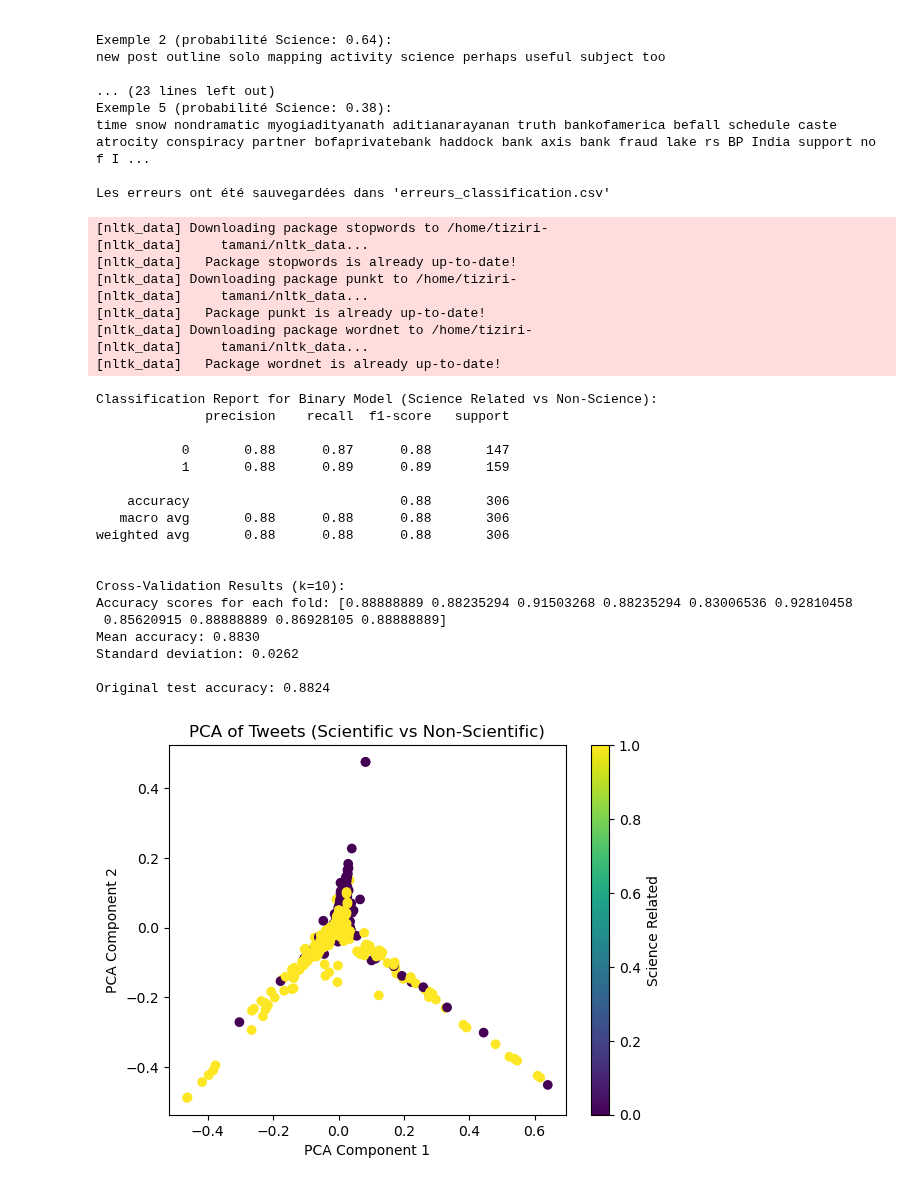
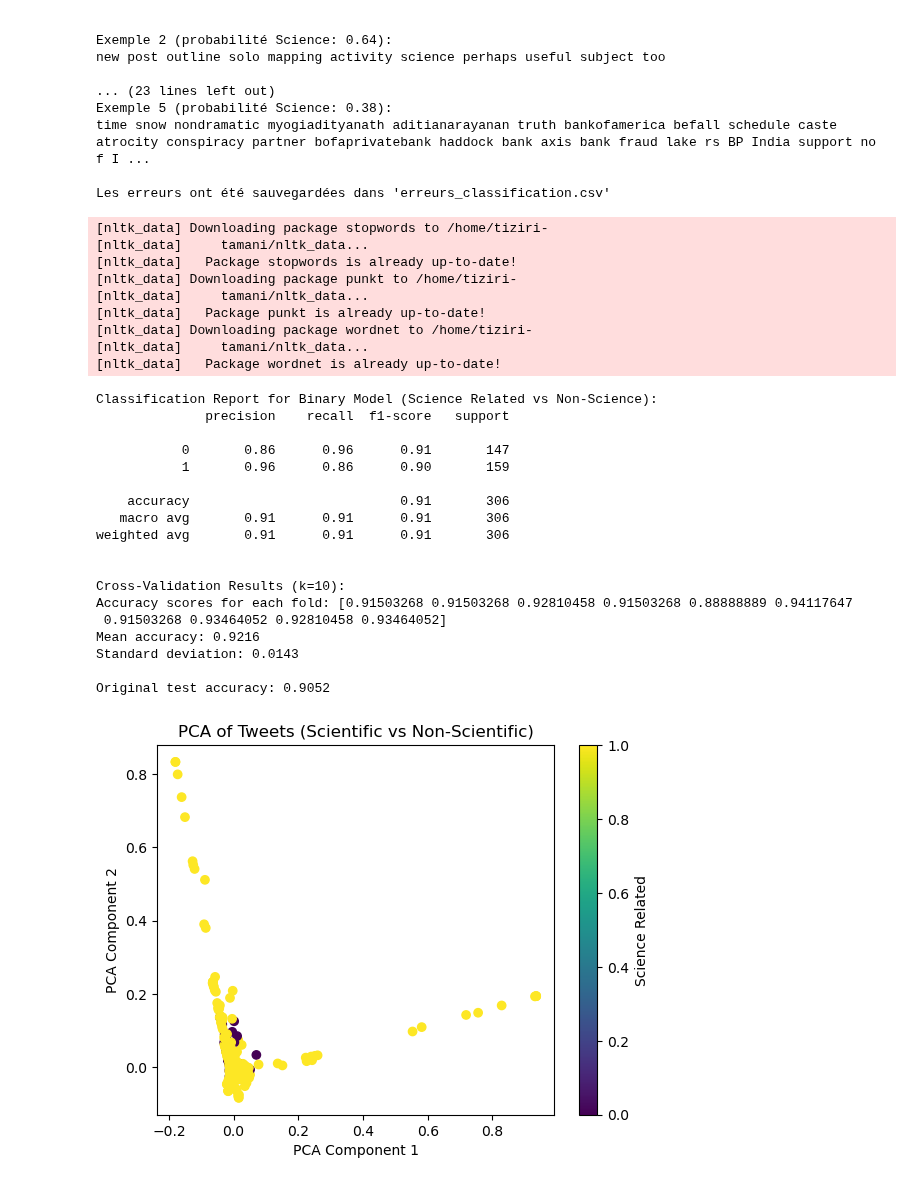
Before and after one commit to RaphaelRibes/machine-learning, a Jupyter notebook: Tbacknotebook.ipynb, the cells around one changed output. Drawn from its saved outputs; the diff is of its cells as text; code cells hidden in the pictures.

```diff
--- a/Tbacknotebook.ipynb
+++ b/Tbacknotebook.ipynb
@@ -572,8 +572,8 @@ df = pd.read_csv(file_path, sep='\t')
 # Prétraitement du texte
 stop_words = set(stopwords.words('english'))
 custom_stop_words = {"http", "https", "rt", "co", "amp", "via"}
-negations = {"not", "no", "nor", "neither", "never", "none"}
-stop_words = stop_words - negations
+#negations = {"not", "no", "nor", "neither", "never", "none"}
+#stop_words = stop_words #- negations
 stop_words.update(custom_stop_words)
 
 lemmatizer = WordNetLemmatizer()
@@ -588,8 +588,8 @@ def preprocess_tweet(tweet):
     # Tokenization
     tokens = word_tokenize(tweet)
     # Gestion des négations
-    tokens = [tokens[i] + "_" + tokens[i+1] if tokens[i] in negations else tokens[i]
-              for i in range(len(tokens)-1)]
+    #tokens = [tokens[i] + "_" + tokens[i+1] if tokens[i] in negations else tokens[i]
+    #          for i in range(len(tokens)-1)]
     # Suppression des stop words et lemmatization
     tokens = [lemmatizer.lemmatize(word) for word in tokens if word not in stop_words]
     return " ".join(tokens)
@@ -600,7 +600,7 @@ df['cleaned_text'] = df['text'].apply(preprocess_tweet)
 X = df['cleaned_text']
 y_binary = df['science_related']
 
-vectorizer = TfidfVectorizer(ngram_range=(1, 2), max_features=10000)
+vectorizer = TfidfVectorizer(ngram_range=(1, 2), max_features=20000)
 X_vec = vectorizer.fit_transform(X)
 
 smote = SMOTE(random_state=42)
@@ -637,41 +637,41 @@ print(f"\nOriginal test accuracy: {binary_model.score(X_test, y_test):.4f}")  #
 
 
 # Visualisation des données avec PCA
 pca = PCA(n_components=2)
 X_pca = pca.fit_transform(X_res.toarray())
 
 plt.scatter(X_pca[:, 0], X_pca[:, 1], c=y_res, cmap='viridis')
 plt.xlabel('PCA Component 1')
 plt.ylabel('PCA Component 2')
 plt.title('PCA of Tweets (Scientific vs Non-Scientific)')
 plt.colorbar(label='Science Related')
 plt.show()
 # %% [output]
 [nltk_data] Downloading package stopwords to /home/tiziri-
 [nltk_data]     tamani/nltk_data...
 [nltk_data]   Package stopwords is already up-to-date!
 [nltk_data] Downloading package punkt to /home/tiziri-
 [nltk_data]     tamani/nltk_data...
 [nltk_data]   Package punkt is already up-to-date!
 [nltk_data] Downloading package wordnet to /home/tiziri-
 [nltk_data]     tamani/nltk_data...
 [nltk_data]   Package wordnet is already up-to-date!
 Classification Report for Binary Model (Science Related vs Non-Science):
               precision    recall  f1-score   support
 
-           0       0.88      0.87      0.88       147
-           1       0.88      0.89      0.89       159
+           0       0.86      0.96      0.91       147
+           1       0.96      0.86      0.90       159
 
-    accuracy                           0.88       306
-   macro avg       0.88      0.88      0.88       306
-weighted avg       0.88      0.88      0.88       306
+    accuracy                           0.91       306
+   macro avg       0.91      0.91      0.91       306
+weighted avg       0.91      0.91      0.91       306
 
 
 Cross-Validation Results (k=10):
-Accuracy scores for each fold: [0.88888889 0.88235294 0.91503268 0.88235294 0.83006536 0.92810458
- 0.85620915 0.88888889 0.86928105 0.88888889]
-Mean accuracy: 0.8830
-Standard deviation: 0.0262
+Accuracy scores for each fold: [0.91503268 0.91503268 0.92810458 0.91503268 0.88888889 0.94117647
+ 0.91503268 0.93464052 0.92810458 0.93464052]
+Mean accuracy: 0.9216
+Standard deviation: 0.0143
 
-Original test accuracy: 0.8824
+Original test accuracy: 0.9052
-[figure, old version]
+[figure, new version]
```
Also changed, not shown: parts of 3 cells of this notebook, 2 other files.
